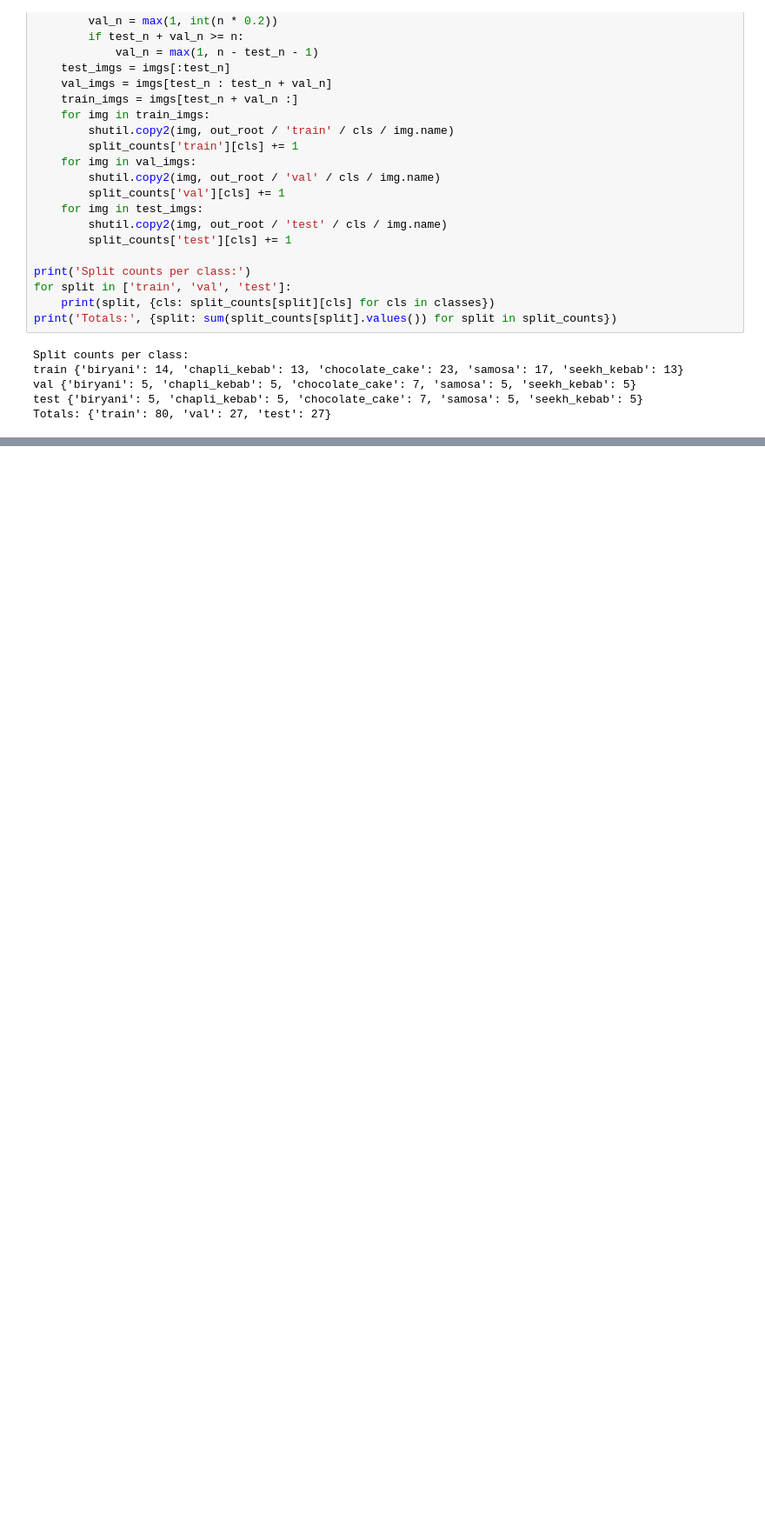
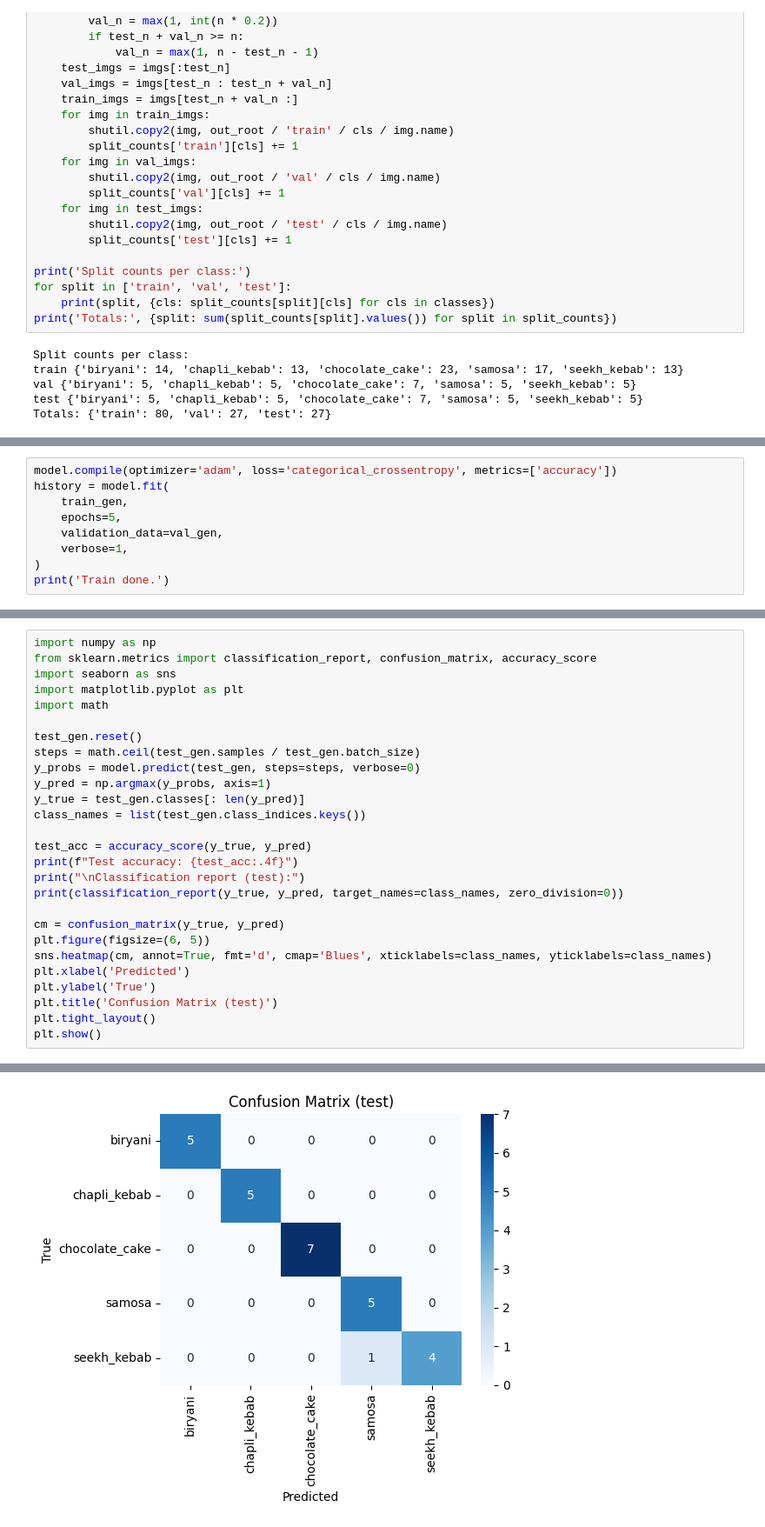
Before and after one commit to Junaid7200/TransferLearning-MobileNetV2-GradCam-5Foods, a Jupyter notebook: main3.ipynb, the cells around one changed output, grey strips where cells are left out. Shown at 87% size. Drawn from its saved outputs; the diff is of its cells as text; blank space fills up the shorter version.

Commit message:
feat: final training with gradcam

```diff
--- a/main3.ipynb
+++ b/main3.ipynb
@@ -181,0 +238,9 @@ print('Classes:', train_gen.class_indices)
+# %%
+model.compile(optimizer='adam', loss='categorical_crossentropy', metrics=['accuracy'])
+history = model.fit(
+    train_gen,
+    epochs=5,
+    validation_data=val_gen,
+    verbose=1,
+)
+print('Train done.')
@@ -181,0 +259,28 @@ print('Classes:', train_gen.class_indices)
+# %%
+import numpy as np
+from sklearn.metrics import classification_report, confusion_matrix, accuracy_score
+import seaborn as sns
+import matplotlib.pyplot as plt
+import math
+
+test_gen.reset()
+steps = math.ceil(test_gen.samples / test_gen.batch_size)
+y_probs = model.predict(test_gen, steps=steps, verbose=0)
+y_pred = np.argmax(y_probs, axis=1)
+y_true = test_gen.classes[: len(y_pred)]
+class_names = list(test_gen.class_indices.keys())
+
+test_acc = accuracy_score(y_true, y_pred)
+print(f"Test accuracy: {test_acc:.4f}")
+print("\nClassification report (test):")
+print(classification_report(y_true, y_pred, target_names=class_names, zero_division=0))
+
+cm = confusion_matrix(y_true, y_pred)
+plt.figure(figsize=(6, 5))
+sns.heatmap(cm, annot=True, fmt='d', cmap='Blues', xticklabels=class_names, yticklabels=class_names)
+plt.xlabel('Predicted')
+plt.ylabel('True')
+plt.title('Confusion Matrix (test)')
+plt.tight_layout()
+plt.show()
+# %% [output]
@@ -181,0 +301 @@ print('Classes:', train_gen.class_indices)
+[figure, added]
```
Also changed, not shown: parts of 8 cells of this notebook, 1 other file.
